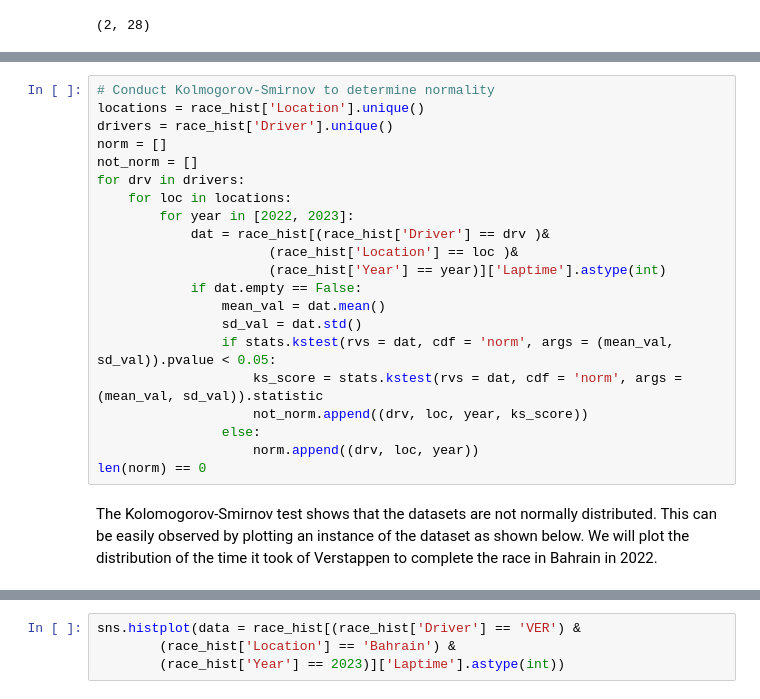
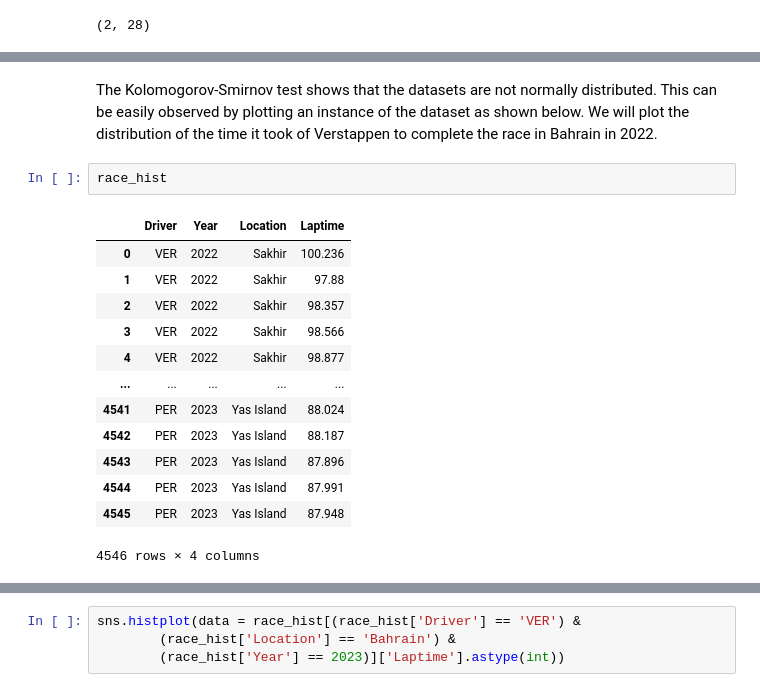
Before and after one commit to junghoon-1999/Formula1-Strategy, a Jupyter notebook: data-analysis.ipynb, the cells around one changed output, grey strips where cells are left out. Drawn from its saved outputs; the diff is of its cells as text.

```diff
--- a/data-analysis.ipynb
+++ b/data-analysis.ipynb
@@ -222,23 +205,18 @@ for loc in ver_tracks:
-# %%
-# Conduct Kolmogorov-Smirnov to determine normality
-locations = race_hist['Location'].unique()
-drivers = race_hist['Driver'].unique()
-norm = []
-not_norm = []
-for drv in drivers:
-    for loc in locations:
-        for year in [2022, 2023]:
-            dat = race_hist[(race_hist['Driver'] == drv )&
-                      (race_hist['Location'] == loc )&
-                      (race_hist['Year'] == year)]['Laptime'].astype(int)
-            if dat.empty == False:
-                mean_val = dat.mean()
-                sd_val = dat.std()
-                if stats.kstest(rvs = dat, cdf = 'norm', args = (mean_val, sd_val)).pvalue < 0.05:
-                    ks_score = stats.kstest(rvs = dat, cdf = 'norm', args = (mean_val, sd_val)).statistic
-                    not_norm.append((drv, loc, year, ks_score))
-                else:
-                    norm.append((drv, loc, year))
-len(norm) == 0
 # %% [markdown]
 The Kolomogorov-Smirnov test shows that the datasets are not normally distributed. This can be easily observed by plotting an instance of the dataset as shown below. We will plot the distribution of the time it took of Verstappen to complete the race in Bahrain in 2022.
+# %%
+race_hist
+# %% [output]
+|  | Driver | Year | Location | Laptime |
+| 0 | VER | 2022 | Sakhir | 100.236 |
+| 1 | VER | 2022 | Sakhir | 97.88 |
+| 2 | VER | 2022 | Sakhir | 98.357 |
+| 3 | VER | 2022 | Sakhir | 98.566 |
+| 4 | VER | 2022 | Sakhir | 98.877 |
+| ... | ... | ... | ... | ... |
+| 4541 | PER | 2023 | Yas Island | 88.024 |
+| 4542 | PER | 2023 | Yas Island | 88.187 |
+| 4543 | PER | 2023 | Yas Island | 87.896 |
+| 4544 | PER | 2023 | Yas Island | 87.991 |
+| 4545 | PER | 2023 | Yas Island | 87.948 |
+4546 rows × 4 columns
```
Also changed, not shown: parts of 9 cells of this notebook, 1 other file.
